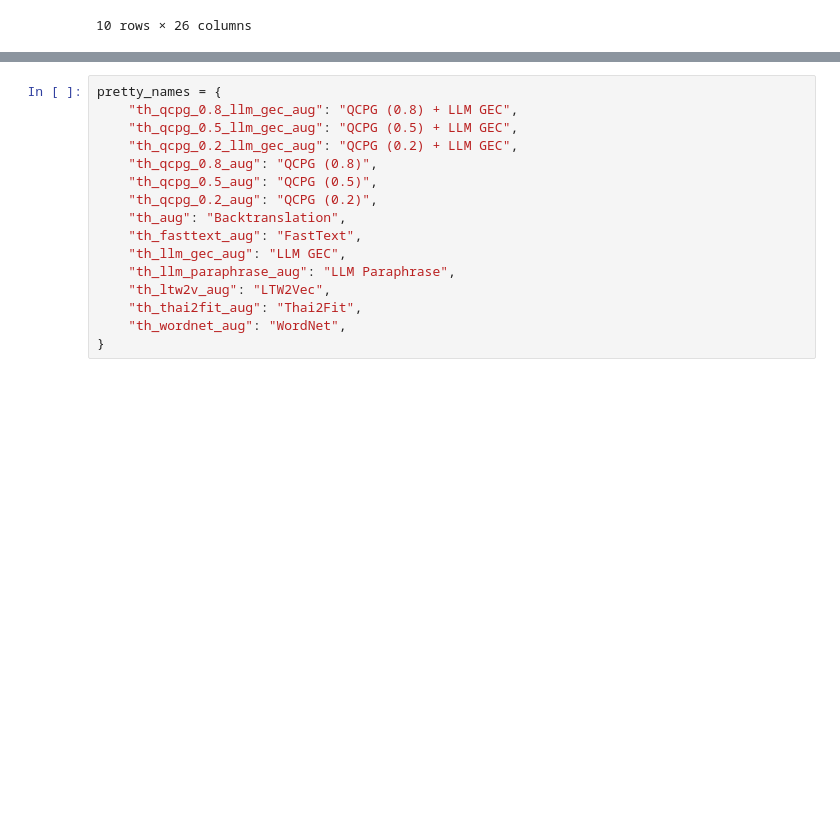
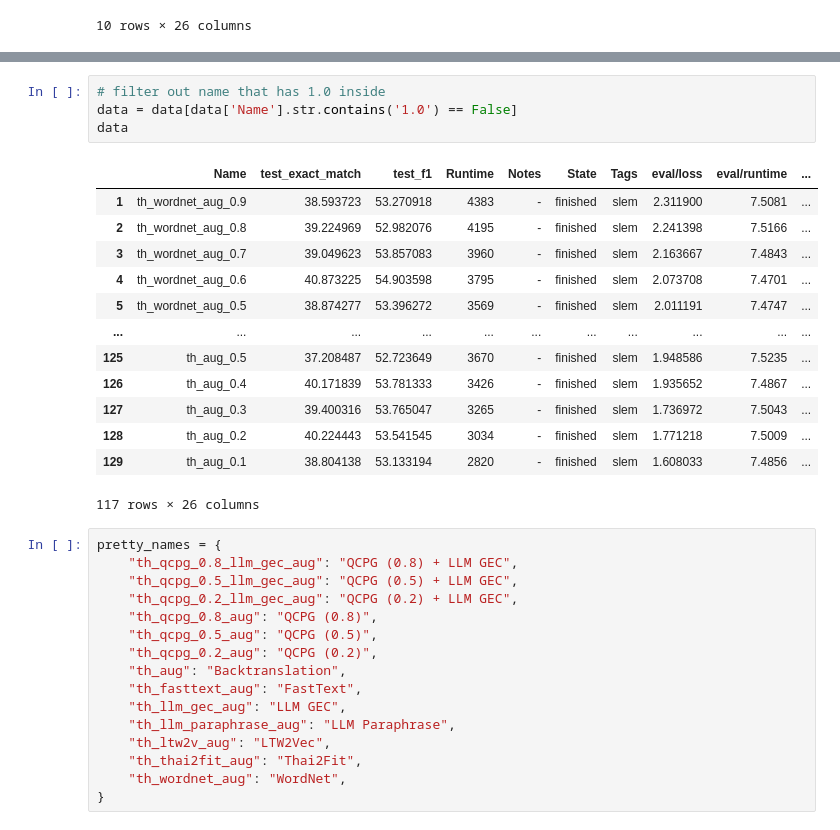
Before and after one commit to parinzee/cross-lingual-data-augmentation-for-thai-qa, a Jupyter notebook: results/mrc_analysis.ipynb, the cells around one changed output, grey strips where cells are left out. Cells and saved outputs as stored; diff of their text form; blank space fills up the shorter version.

```diff
--- a/results/mrc_analysis.ipynb
+++ b/results/mrc_analysis.ipynb
@@ -24,3 +308,21 @@ data.head(10)
+# %%
+# filter out name that has 1.0 inside
+data = data[data['Name'].str.contains('1.0') == False]
+data
+# %% [output]
+|  | Name | test_exact_match | test_f1 | Runtime | Notes | State | Tags | eval/loss | eval/runtime | ... |
+| 1 | th_wordnet_aug_0.9 | 38.593723 | 53.270918 | 4383 | - | finished | slem | 2.311900 | 7.5081 | ... |
+| 2 | th_wordnet_aug_0.8 | 39.224969 | 52.982076 | 4195 | - | finished | slem | 2.241398 | 7.5166 | ... |
+| 3 | th_wordnet_aug_0.7 | 39.049623 | 53.857083 | 3960 | - | finished | slem | 2.163667 | 7.4843 | ... |
+| 4 | th_wordnet_aug_0.6 | 40.873225 | 54.903598 | 3795 | - | finished | slem | 2.073708 | 7.4701 | ... |
+| 5 | th_wordnet_aug_0.5 | 38.874277 | 53.396272 | 3569 | - | finished | slem | 2.011191 | 7.4747 | ... |
+| ... | ... | ... | ... | ... | ... | ... | ... | ... | ... | ... |
+| 125 | th_aug_0.5 | 37.208487 | 52.723649 | 3670 | - | finished | slem | 1.948586 | 7.5235 | ... |
+| 126 | th_aug_0.4 | 40.171839 | 53.781333 | 3426 | - | finished | slem | 1.935652 | 7.4867 | ... |
+| 127 | th_aug_0.3 | 39.400316 | 53.765047 | 3265 | - | finished | slem | 1.736972 | 7.5043 | ... |
+| 128 | th_aug_0.2 | 40.224443 | 53.541545 | 3034 | - | finished | slem | 1.771218 | 7.5009 | ... |
+| 129 | th_aug_0.1 | 38.804138 | 53.133194 | 2820 | - | finished | slem | 1.608033 | 7.4856 | ... |
+117 rows × 26 columns
 # %%
 pretty_names = {
     "th_qcpg_0.8_llm_gec_aug": "QCPG (0.8) + LLM GEC",
```
Also changed, not shown: parts of 15 cells of this notebook, 12 other files.
